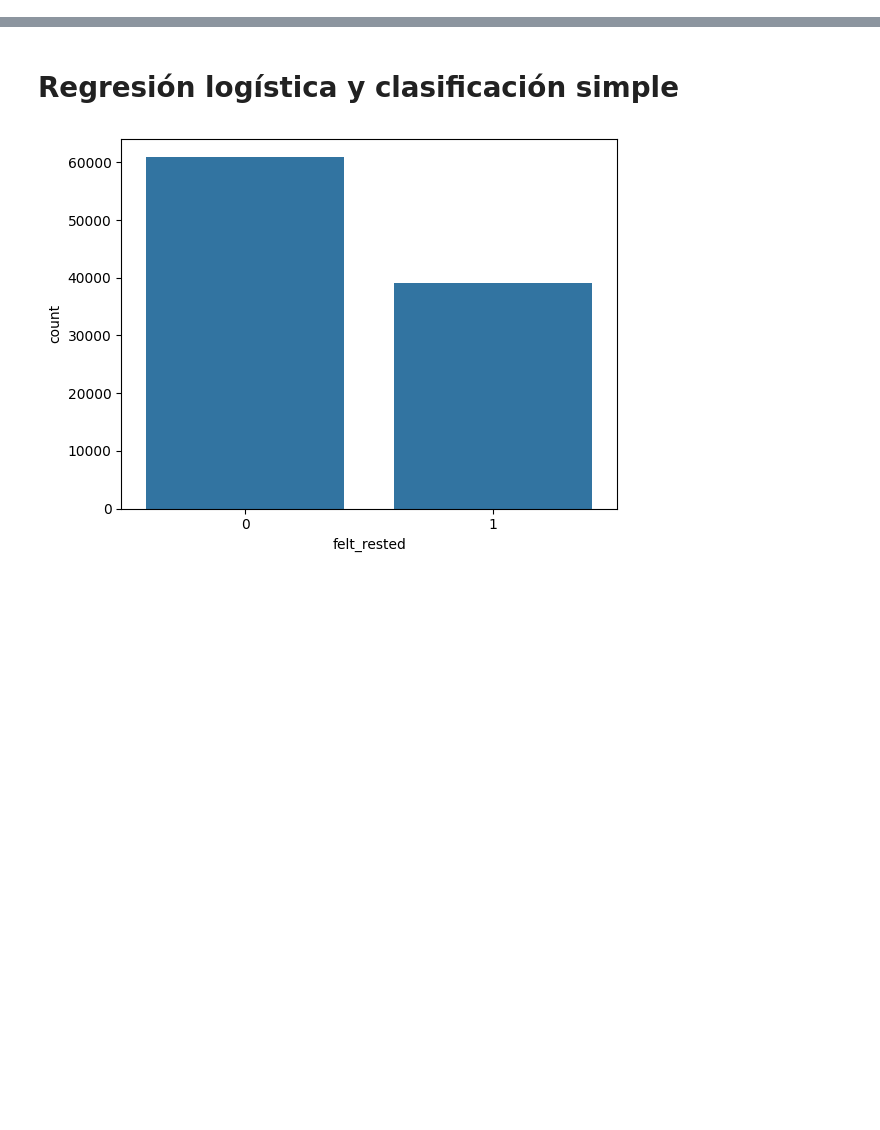
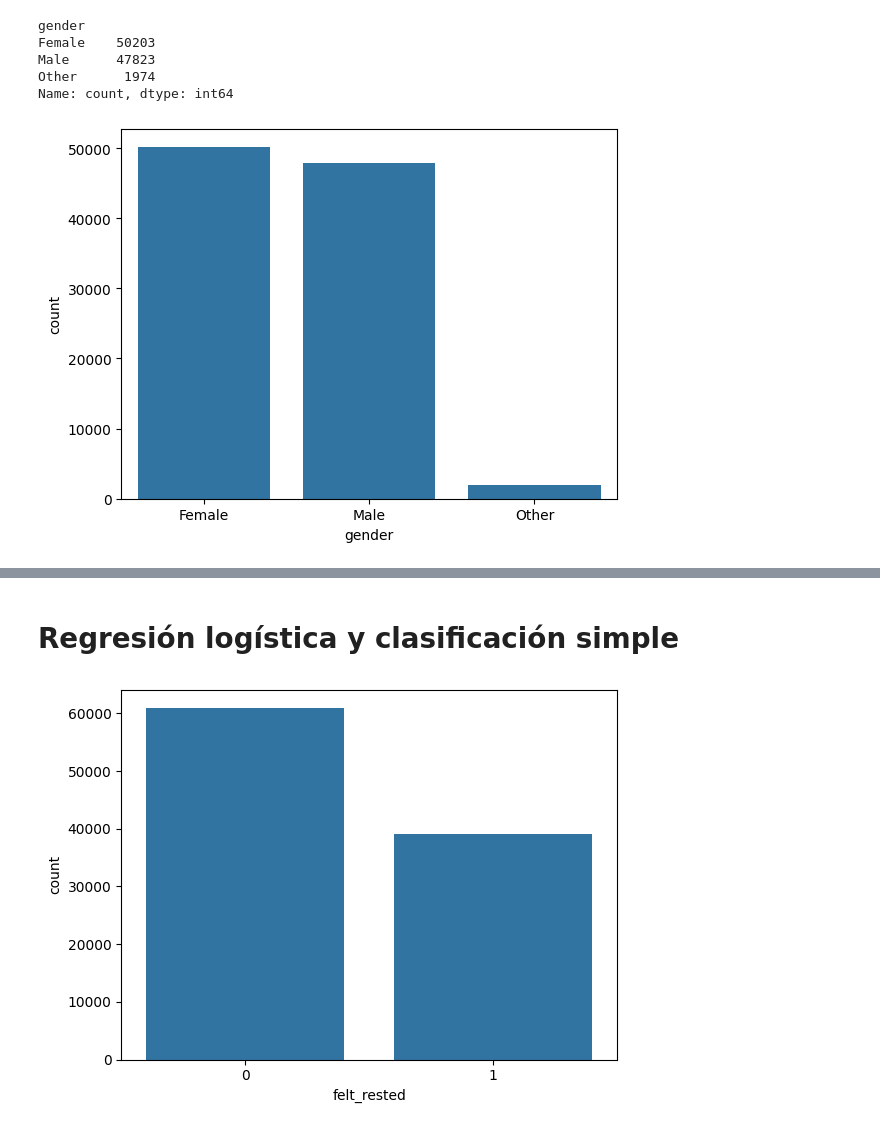
Before and after one commit to cinna-vk/iaa-pia, a Jupyter notebook: PIA_IAA.ipynb, the cells around one changed output, grey strips where cells are left out. Drawn from its saved outputs; the diff is of its cells as text; code cells hidden in the pictures; blank space fills up the shorter version.

```diff
--- a/PIA_IAA.ipynb
+++ b/PIA_IAA.ipynb
@@ -19,0 +47,12 @@ Extracting files...
+# %%
+# analisis de gender
+print(df['gender'].value_counts())
+sns.countplot(x='gender', data=df)
+plt.show()
+# %% [output]
+gender
+Female    50203
+Male      47823
+Other      1974
+Name: count, dtype: int64
+[figure, added]
```
Also changed, not shown: parts of 9 cells of this notebook.
